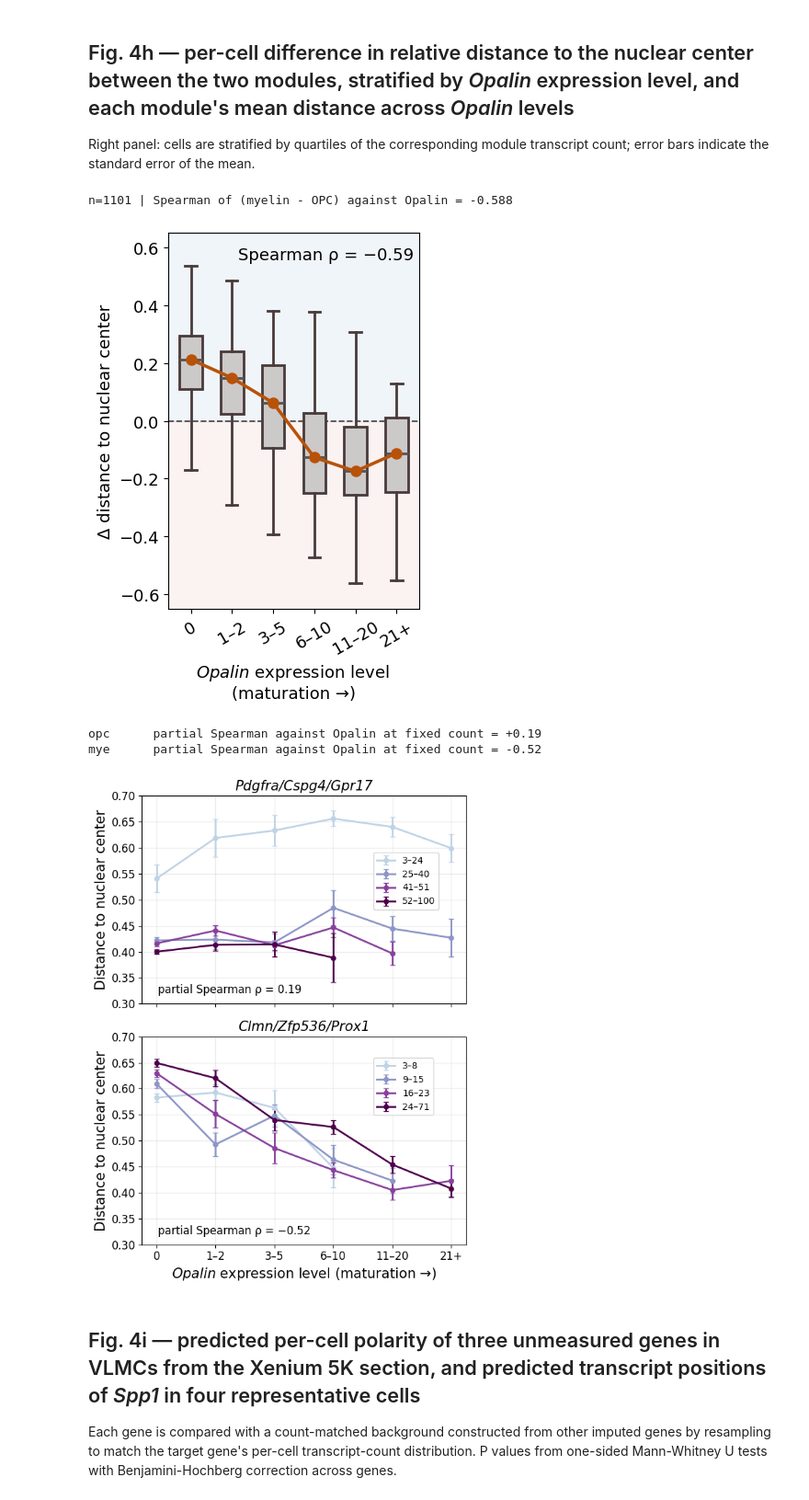
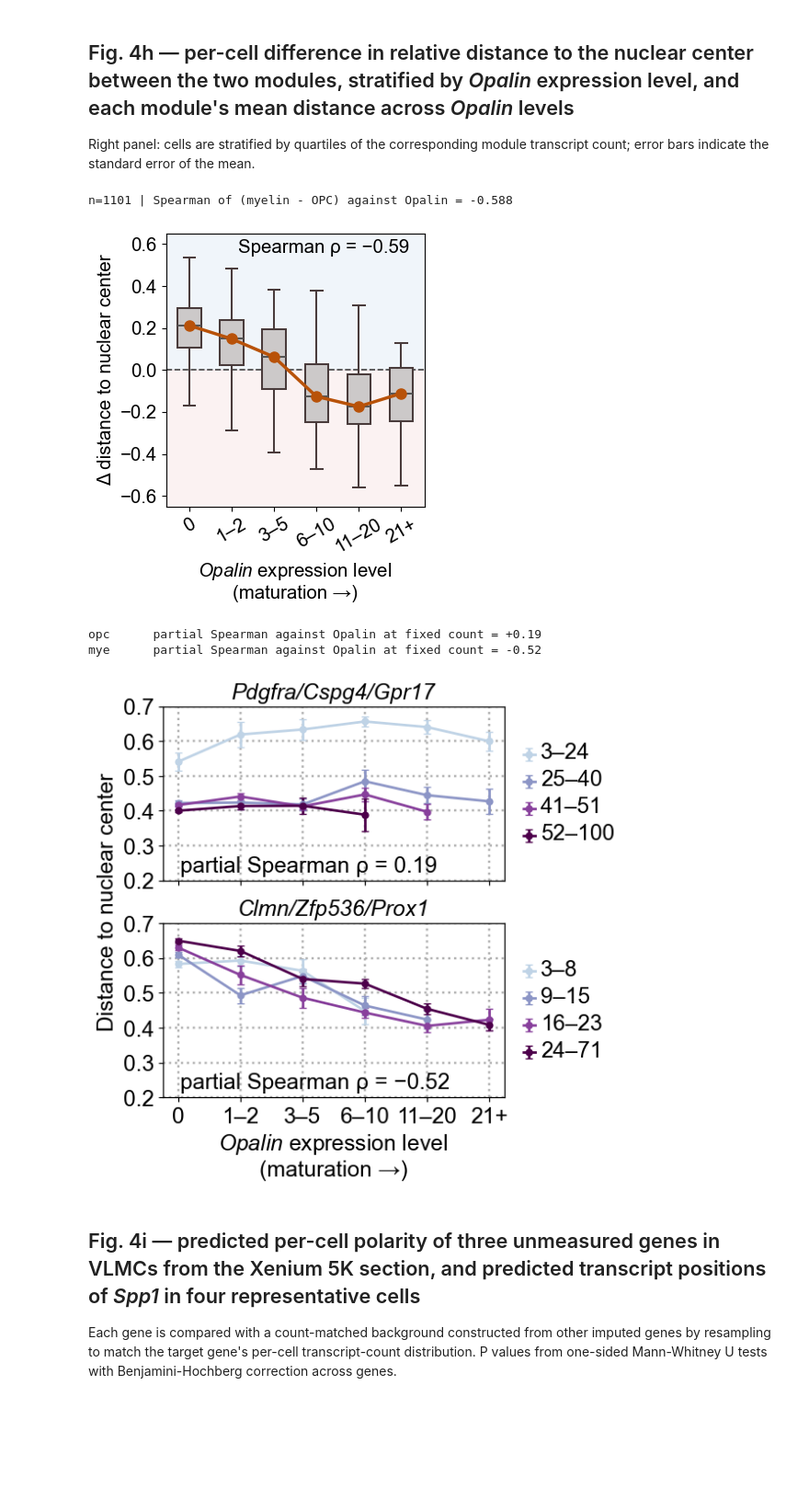
Before and after one commit to aster-ww/SVC-reproducibility, a Jupyter notebook: fig4/fig4_reproducibility.ipynb, the cells around one changed output. Shown at 92% size. Cells and saved outputs as stored; diff of their text form; code cells hidden in the pictures; blank space fills up the shorter version.

```diff
--- a/fig4/fig4_reproducibility.ipynb
+++ b/fig4/fig4_reproducibility.ipynb
@@ -363,6 +426,7 @@ np.fill_diagonal(grid, np.nan)
 coloc_cmap = LinearSegmentedColormap.from_list('coloc6', ['#143887', 'white', '#E0671B'])
 coloc_cmap.set_bad('#c9c9c9')
 
+print_scale = 0.190740
 fig, ax = plt.subplots(figsize=(6.3, 5.6))
 im = ax.imshow(grid, cmap=coloc_cmap, norm=TwoSlopeNorm(vmin=0, vcenter=0.35, vmax=0.7))
 ax.set_xticks(range(len(module_genes))); ax.set_yticks(range(len(module_genes)))
@@ -376,11 +440,14 @@ for spine in ax.spines.values():
     spine.set_linewidth(2)
 fig.colorbar(im, shrink=0.7)
 fig.tight_layout()
+print_style(fig, print_scale)
+# fig.savefig('fig4g_left.pdf', bbox_inches='tight')
 plt.show()
 
 span = lambda key, i: slice(_o[f'{key}_pointer'][i], _o[f'{key}_pointer'][i + 1])
 
-fig, axes = plt.subplots(2, 3, figsize=(9, 7.2))
+print_scale = 0.170018
+fig, axes = plt.subplots(2, 3, figsize=(10.5, 6.7))
 for i, a in enumerate(axes.ravel()):
     boundary = _o['cell_points'][span('cell', i)]
     clip = Polygon(boundary, closed=True, transform=a.transData)
@@ -403,11 +470,13 @@ for i, a in enumerate(axes.ravel()):
 legend = fig.legend(handles=[Line2D([0], [0], marker='o', color='w', markersize=15,
                                     markerfacecolor=MODULE_COLORS[g], markeredgecolor='white',
                                     label=g) for g in module_genes],
-                    loc='lower center', ncol=6, fontsize=16, frameon=False,
-                    bbox_to_anchor=(0.5, 0.0), handletextpad=0.3, columnspacing=1.2)
+                    loc='center left', ncol=1, fontsize=16, frameon=False,
+                    bbox_to_anchor=(0.86, 0.5), handletextpad=0.3, labelspacing=1.0)
 for text in legend.get_texts():
     text.set_fontstyle('italic')
-fig.tight_layout(rect=[0, 0.07, 1, 1])
+fig.tight_layout(rect=[0, 0, 0.86, 1])
+print_style(fig, print_scale)
+# fig.savefig('fig4g_right.pdf', bbox_inches='tight')
 plt.show()
 # %% [output]
 1101 oligodendrocytes detect all six | within-OPC 0.627  within-myelin 0.376  cross 0.259
@@ -435,14 +504,15 @@ print('n=%d | Spearman of (myelin - OPC) against Opalin = %+.3f' % (len(maturati
 per_level = [maturation.d[maturation.level == l].values for l in LEVELS]
 low, high = -0.65, 0.65
 
+print_scale = 0.341456
 fig, ax = plt.subplots(figsize=(3.8, 5.4))
 ax.axhspan(0, high, color='#cfe0f0', alpha=0.30, zorder=0)
 ax.axhspan(low, 0, color='#f3d4d4', alpha=0.30, zorder=0)
 ax.boxplot(per_level, positions=range(len(LEVELS)), widths=0.55, patch_artist=True,
            showfliers=False, zorder=3,
-           medianprops=dict(color='#555', lw=2),
-           boxprops=dict(facecolor=BOX, edgecolor=BOX_EDGE, lw=2),
-           whiskerprops=dict(color=BOX_EDGE, lw=2), capprops=dict(color=BOX_EDGE, lw=2))
+           medianprops=dict(color='#555', lw=0.5 / print_scale),
+           boxprops=dict(facecolor=BOX, edgecolor=BOX_EDGE, lw=0.5 / print_scale),
+           whiskerprops=dict(color=BOX_EDGE, lw=0.5 / print_scale), capprops=dict(color=BOX_EDGE, lw=0.5 / print_scale))
 ax.plot(range(len(LEVELS)), [np.median(v) for v in per_level], '-o', color=MEDIAN_LINE,
         ms=8, lw=2.5, zorder=5)
 ax.axhline(0, color='#444', ls='--', lw=1.2)
@@ -454,6 +524,10 @@ ax.set_ylabel('Δ distance to nuclear center', fontsize=13)
 ax.text(0.28, 0.93, ('Spearman ρ = %+.2f' % rho).replace('-', '−'), transform=ax.transAxes, fontsize=13)
 
 fig.tight_layout()
+ax.set_yticks([-0.6, -0.4, -0.2, 0, 0.2, 0.4, 0.6])
+fig.set_size_inches(3.799841, 3.887903)
+print_style(fig, print_scale)
+# fig.savefig('fig4h_left.pdf', bbox_inches='tight')
 plt.show()
 
 def partial_spearman(y, x, control):
@@ -467,44 +541,55 @@ position = {l: i for i, l in enumerate(LEVELS)}
 panels = [('Pdgfra/Cspg4/Gpr17', 'opc', 'opc_n'),
           ('Clmn/Zfp536/Prox1', 'mye', 'mye_n')]
 
+print_scale = 0.281396
 fig, ax = plt.subplots(2, 1, figsize=(6, 8), sharex=True)
 for a, (title, column, count) in zip(ax, panels):
     maturation['count_bin'] = pd.qcut(maturation[count], N_COUNT_BINS, duplicates='drop')
     bins = list(maturation.count_bin.cat.categories)
     for k, edge in enumerate(bins):
         of_bin = maturation[maturation.count_bin == edge]
         x, y, err = [], [], []
         for level in LEVELS:
             cells = of_bin[of_bin.level == level]
             if len(cells) >= MIN_IN_BIN:
                 x.append(position[level])
                 y.append(cells[column].mean())
                 err.append(cells[column].std() / np.sqrt(len(cells)))
         a.errorbar(x, y, yerr=err, marker='o', ms=5, lw=2, capsize=3,
                    color=shade(0.25 + 0.75 * k / (len(bins) - 1)),
                    label='%d–%d' % (int(np.floor(edge.left)) + 1, int(edge.right)))
     partial = partial_spearman(maturation[column].values, maturation.opal.values,
                                maturation[count].values)
     a.set_title(title, fontsize=15, color='black', fontstyle='italic')
     a.text(0.05, 0.05, ('partial Spearman ρ = %.2f' % partial).replace('-', '−'), transform=a.transAxes,
            fontsize=12, color='black')
     a.set_xticks(range(len(LEVELS))); a.set_xticklabels(LEVELS)
-    a.grid(alpha=0.25); a.tick_params(axis='both', labelsize=12)
-    a.set_ylim(0.3, 0.7)
-    a.set_ylabel('Distance to nuclear center', fontsize=15)
+    a.grid(color='#b0b0b0', linestyle=':', linewidth=0.504 / print_scale); a.tick_params(axis='both', labelsize=12)
+    a.set_ylim(0.2, 0.7)
     print('%-8s partial Spearman against Opalin at fixed count = %+.2f' % (column, partial))
 
-ax[1].set_xlabel('$\\it{Opalin}$ expression level (maturation →)', fontsize=15)
-ax[0].legend(fontsize=10, frameon=True, bbox_to_anchor=(0.7, 0.75))
-ax[1].legend(fontsize=10, frameon=True, bbox_to_anchor=(0.7, 0.6))
+ax[1].set_xlabel('$\\it{Opalin}$ expression level \n(maturation →)', fontsize=15)
+for a in ax:
+    a.legend(fontsize=10, frameon=False, loc='center left', bbox_to_anchor=(1.02, 0.5),
+             handlelength=1.0, handletextpad=0.4)
 fig.tight_layout()
+ax[0].set_position([0.079745, 0.578267, 0.739755, 0.373817])
+ax[1].set_position([0.079745, 0.112847, 0.739755, 0.373817])
+p0, p1 = ax[0].get_position(), ax[1].get_position()
+ax[1].set_ylabel('Distance to nuclear center', fontsize=15)
+ax[1].yaxis.label.set_y(((p0.y1 + p1.y0) / 2 - p1.y0) / p1.height)
+for a in ax:
+    a.set_yticks([0.2, 0.3, 0.4, 0.5, 0.6, 0.7])
+fig.set_size_inches(5.135633, 5.16577)
+print_style(fig, print_scale)
+# fig.savefig('fig4h_right.pdf', bbox_inches='tight')
 plt.show()
 # %% [output]
 n=1101 | Spearman of (myelin - OPC) against Opalin = -0.588
-[figure, old version]
+[figure, new version]
 opc      partial Spearman against Opalin at fixed count = +0.19
 mye      partial Spearman against Opalin at fixed count = -0.52
-[figure, old version]
+[figure, new version]
 # %% [markdown]
 ## Fig. 4i — predicted per-cell polarity of three unmeasured genes in VLMCs from the Xenium 5K section, and predicted transcript positions of *Spp1* in four representative cells
 
```
Also changed, not shown: parts of 14 cells of this notebook.
